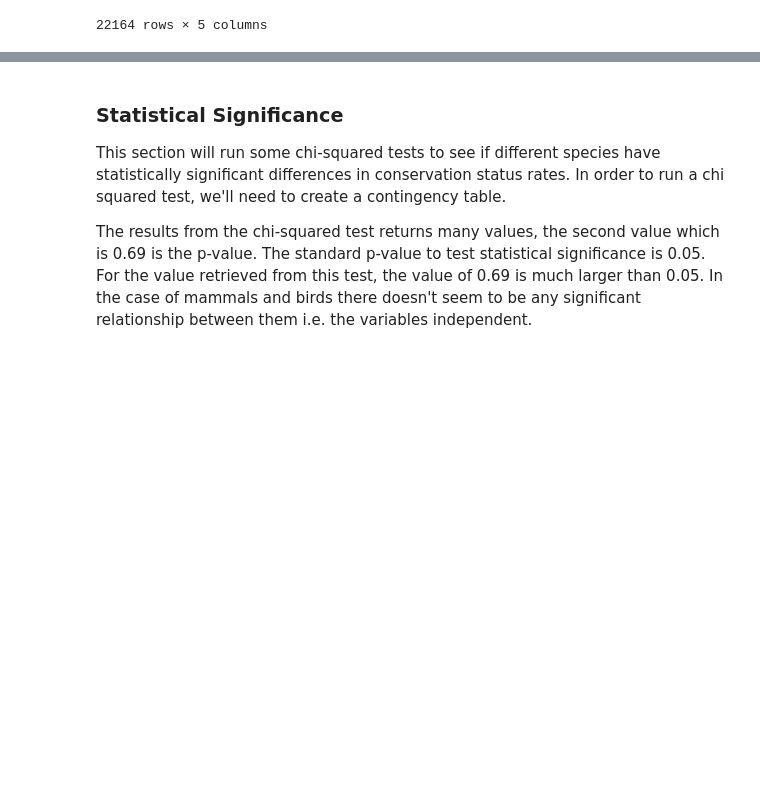
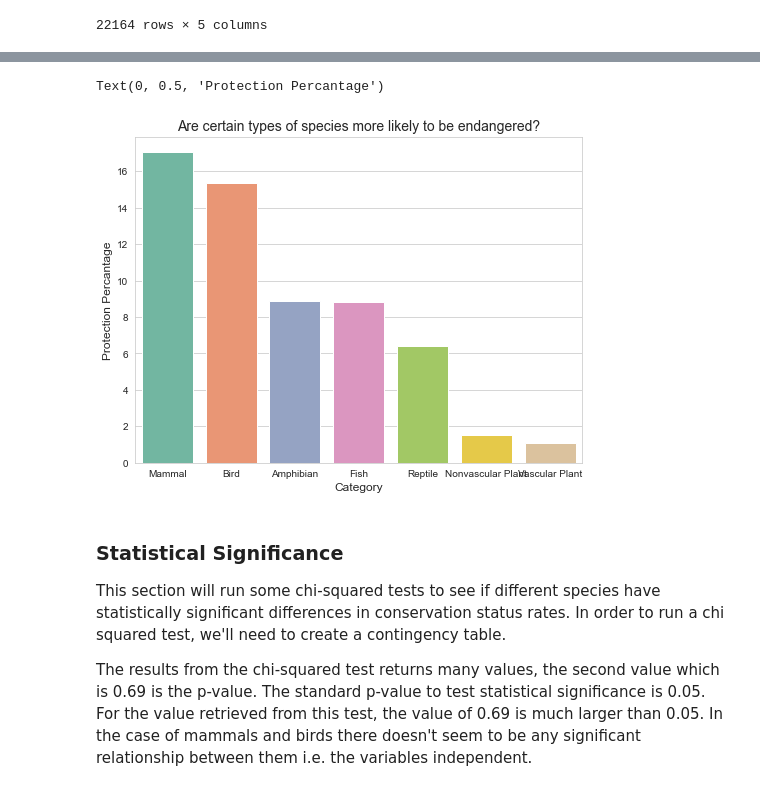
Before and after one commit to soyuz108/Visualization.-Biodiversity, a Jupyter notebook: viz_biodiversity.ipynb, the cells around one changed output, grey strips where cells are left out. Cells and saved outputs as stored; diff of their text form; code cells hidden in the pictures; blank space fills up the shorter version.

```diff
--- a/viz_biodiversity.ipynb
+++ b/viz_biodiversity.ipynb
@@ -287,0 +255,12 @@ category_counts
+# %%
+# Add a new column of boolean type for any species that had a value other than No Intervention
+full_data["is_protected"] = full_data.conservation_status != "No Intervention"
+# Get the distribution of Category VS Protection Status
+protection_status = full_data.groupby(["category", "is_protected"])\
+                        ["scientific_name"].nunique().reset_index()\
+                        .pivot(columns="is_protected", index="category", values="scientific_name").reset_index()
+# Drop the unnessecary is_protected column
+protection_status.columns = ["category", "not_protected", "protected"]
+# Calculate the rate of protection that each category exhibits
+protection_status["percent_protected"] = protection_status.protected / (protection_status.protected + protection_status.not_protected) * 100
+protection_status
@@ -288,3 +276,13 @@ category_counts
+# %%
+# Get the percantage ditribution of protection within different categories
+plt.figure(figsize=(8,6))
+ax = sns.barplot(data=protection_status, x="category", y="percent_protected", order=protection_status.sort_values("percent_protected", ascending=False).category)
+plt.title("Are certain types of species more likely to be endangered?", fontsize=14)
+ax.set_xlabel("Category", fontsize=12)
+ax.set_ylabel("Protection Percantage", fontsize=12)
+# %% [output]
+Text(0, 0.5, 'Protection Percantage')
+[figure, added]
 # %% [markdown]
 ### Statistical Significance
 This section will run some chi-squared tests to see if different species have statistically significant differences in conservation status rates. In order to run a chi squared test, we'll need to create a contingency table.
```
Also changed, not shown: parts of 18 cells of this notebook.
